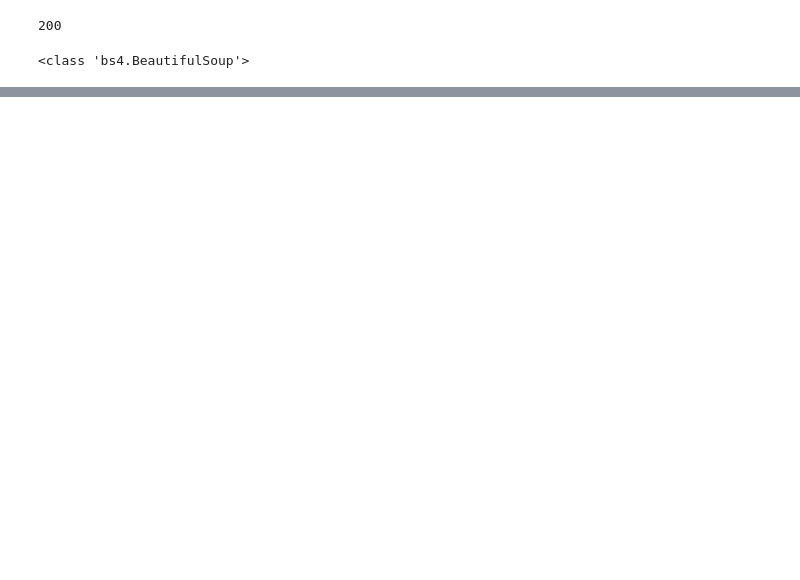
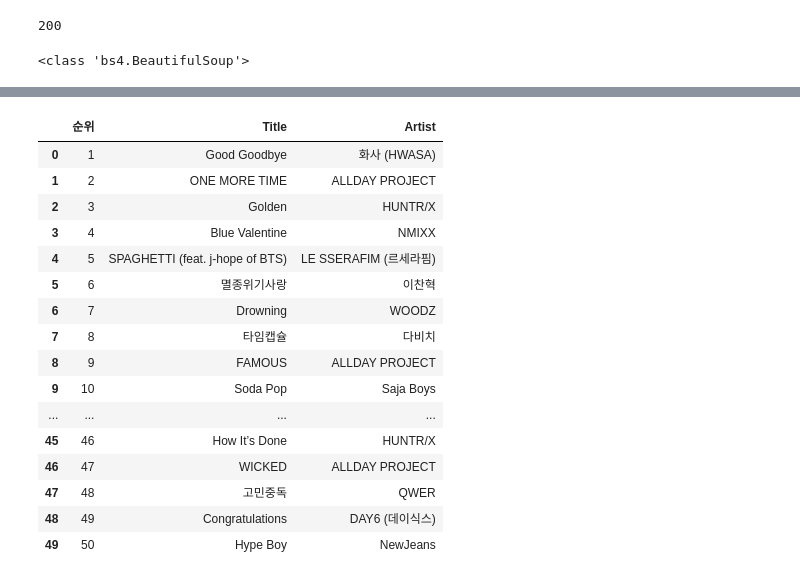
Before and after one commit to jeonggga/SESAC3_Study, a Jupyter notebook: 251205_music_chart.ipynb, the cells around one changed output, grey strips where cells are left out. Cells and saved outputs as stored; diff of their text form; code cells hidden in the pictures; blank space fills up the shorter version.

```diff
--- a/251205_music_chart.ipynb
+++ b/251205_music_chart.ipynb
@@ -169,0 +217,6 @@ df_reset
+# %%
+# BeautifulSoup을 사용해 HTML 문자열을 파싱해서 탐색 가능한 객체로 변환
+bs_bugs = bs4.BeautifulSoup(html_target_bugs, 'html.parser')
+
+print(type(bs_melon))
+# bs_melon 객체가 어떤 자료형인지 출력하여 BeautifulSoup 객체가 제대로 생성되었는지 확인
@@ -169,0 +246,4 @@ df_reset
+# %%
+# 해당하는 HTML 요소들을 선택
+bugs_title = bs_bugs.select('.trackList > tbody .title a')
+bugs_title
@@ -169,0 +268,11 @@ df_reset
+# %%
+# 곡 제목을 저장할 빈 리스트 생성
+bugs_title_list = []
+
+# 100개의 요소에 대해 반복
+for a in bugs_title[:50]:
+
+    # a 태그 내부의 텍스트(곡 제목)를 추출하여 리스트에 추가함
+    bugs_title_list.append(a.text)
+
+bugs_title_list
@@ -169,0 +353,33 @@ df_reset
+# %%
+# 딕셔너리 생성
+bugs_music_dict = dict(zip(bugs_title_list, bugs_artist_list))
+
+# 딕셔너리에서 데이터프레임으로 변환
+bugs_df = pd.DataFrame(list(bugs_music_dict.items()), columns=['Title', 'Artist'])
+
+# 인덱스를 1번부터 시작하도록 설정
+bugs_df.reset_index(drop=True, inplace=True)  # 기존 인덱스 제거
+bugs_df.index = bugs_df.index + 1  # 새로운 인덱스는 1부터 시작
+
+# 인덱스를 컬럼으로 추가하고 이름 변경
+bugs_final_df = bugs_df.reset_index().rename(columns={"index" : "순위"})
+
+bugs_final_df
+# %% [output]
+|  | 순위 | Title | Artist |
+| 0 | 1 | Good Goodbye | 화사 (HWASA) |
+| 1 | 2 | ONE MORE TIME | ALLDAY PROJECT |
+| 2 | 3 | Golden | HUNTR/X |
+| 3 | 4 | Blue Valentine | NMIXX |
+| 4 | 5 | SPAGHETTI (feat. j-hope of BTS) | LE SSERAFIM (르세라핌) |
+| 5 | 6 | 멸종위기사랑 | 이찬혁 |
+| 6 | 7 | Drowning | WOODZ |
+| 7 | 8 | 타임캡슐 | 다비치 |
+| 8 | 9 | FAMOUS | ALLDAY PROJECT |
+| 9 | 10 | Soda Pop | Saja Boys |
+| ... | ... | ... | ... |
+| 45 | 46 | How It’s Done | HUNTR/X |
+| 46 | 47 | WICKED | ALLDAY PROJECT |
+| 47 | 48 | 고민중독 | QWER |
+| 48 | 49 | Congratulations | DAY6 (데이식스) |
+| 49 | 50 | Hype Boy | NewJeans |
```
Also changed, not shown: parts of 28 cells of this notebook, 3 other files.
